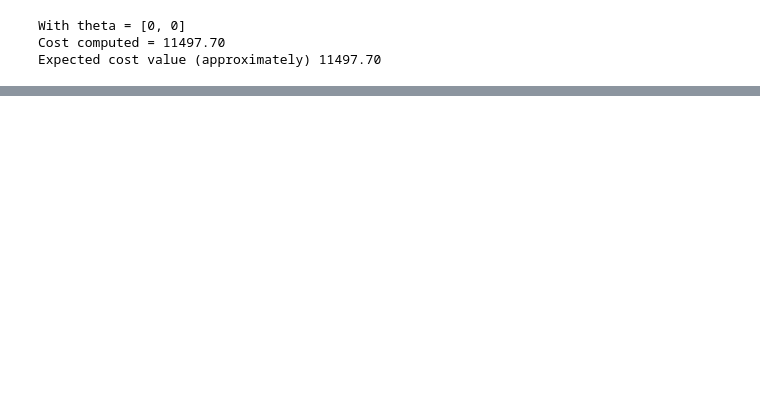
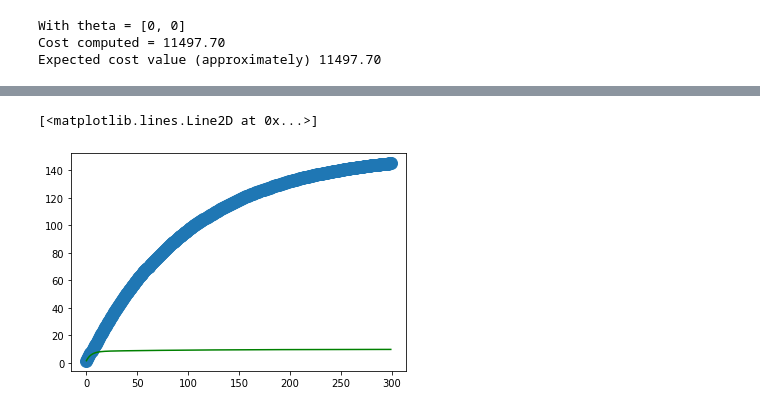
Before and after one commit to changsin/ML, a Jupyter notebook: MIU/04.linear_regression.ipynb, the cells around one changed output, grey strips where cells are left out. Cells and saved outputs as stored; diff of their text form; code cells hidden in the pictures; blank space fills up the shorter version.

```diff
--- a/MIU/04.linear_regression.ipynb
+++ b/MIU/04.linear_regression.ipynb
@@ -354,0 +354,7 @@ ax.plot(x_line, y_line, 'g', label='y=wx+b')
+# %%
+ax1 = plot_data(range(len(J_history)), J_history[:, 1])
+
+ax1.plot(range(len(J_history)), J_history[:, 2], 'g', label='y=wx+b')
+# %% [output]
+[<matplotlib.lines.Line2D at 0x...>]
+[figure, added]
```
Also changed, not shown: parts of 7 cells of this notebook.
